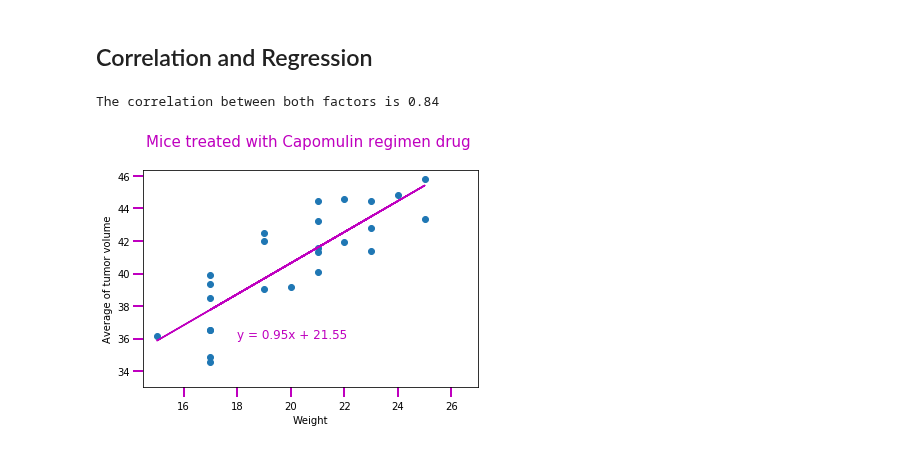
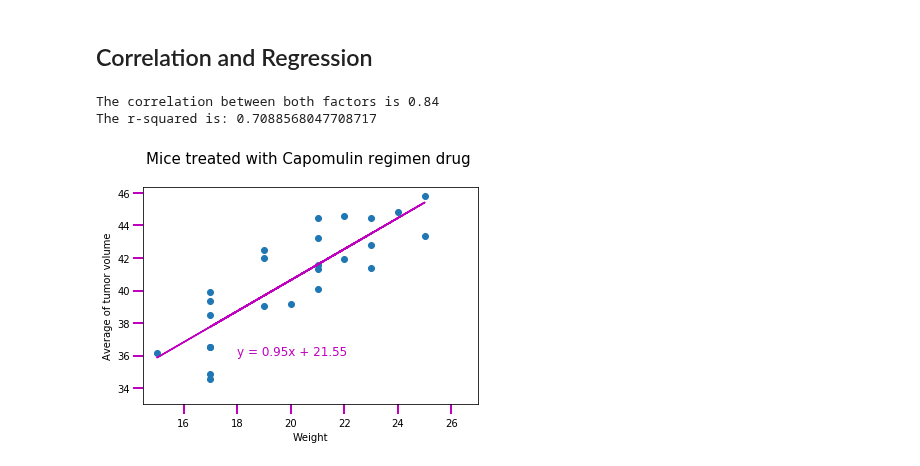
Before and after one commit to HaifaNajdawi/Matplotlib_The_power_of_plot, a Jupyter notebook: Pymaceuticals/pymaceuticals_starter.ipynb, the cells around one changed output. Saved outputs shown, nothing was run; the diff lists cells and outputs as text; code cells hidden in the pictures.

Commit message:
r-value update

```diff
--- a/Pymaceuticals/pymaceuticals_starter.ipynb
+++ b/Pymaceuticals/pymaceuticals_starter.ipynb
@@ -423,32 +431,37 @@ mouse_treated_with_Capomulin
 mice_weight = mouseid_tumor["Weight (g)"]
 
 #find y axis
 avg_tumor_volume=mouseid_tumor["Tumor Volume (mm3)"]
 
 #calculate the correlation for x and y
 correlation=st.pearsonr(mice_weight,avg_tumor_volume)
 print(f"The correlation between both factors is {round(correlation[0],2)}")
 (slope, intercept, rvalue, pvalue, stderr) = linregress(mice_weight, avg_tumor_volume)
 
 #find the regress value by using x axis value
 regress_values = mice_weight * slope + intercept
 line_eq = "y = " + str(round(slope,2)) + "x + " + str(round(intercept,2))
 plt.scatter(mice_weight,avg_tumor_volume)
 
 #generate the linear regression
 plt.plot(mice_weight,regress_values,"m-")
 
 #create x and y values to put equation on it
 plt.annotate(line_eq,(18,36),fontsize=12,color="m")
 
+#r square value
+r_value=rvalue**2
+print(f"The r-squared is: {r_value}")
+
 plt.xlabel("Weight",fontsize=10)
 plt.ylabel("Average of tumor volume",fontsize=10)
 plt.xlim(right=max(mouseid_tumor["Weight (g)"]+2))
 plt.ylim(bottom=33)
 plt.tick_params(labelsize=10, width=2, length=10,color="m")
-plt.title("Mice treated with Capomulin regimen drug \n",loc="center",fontsize=15,color="m")
+plt.title("Mice treated with Capomulin regimen drug \n",loc="center",fontsize=15,color="k")
 
 plt.show()
 # %% [output]
 The correlation between both factors is 0.84
+The r-squared is: 0.7088568047708717
-[figure, old version]
+[figure, new version]
```
Also changed, not shown: parts of 5 cells of this notebook.
